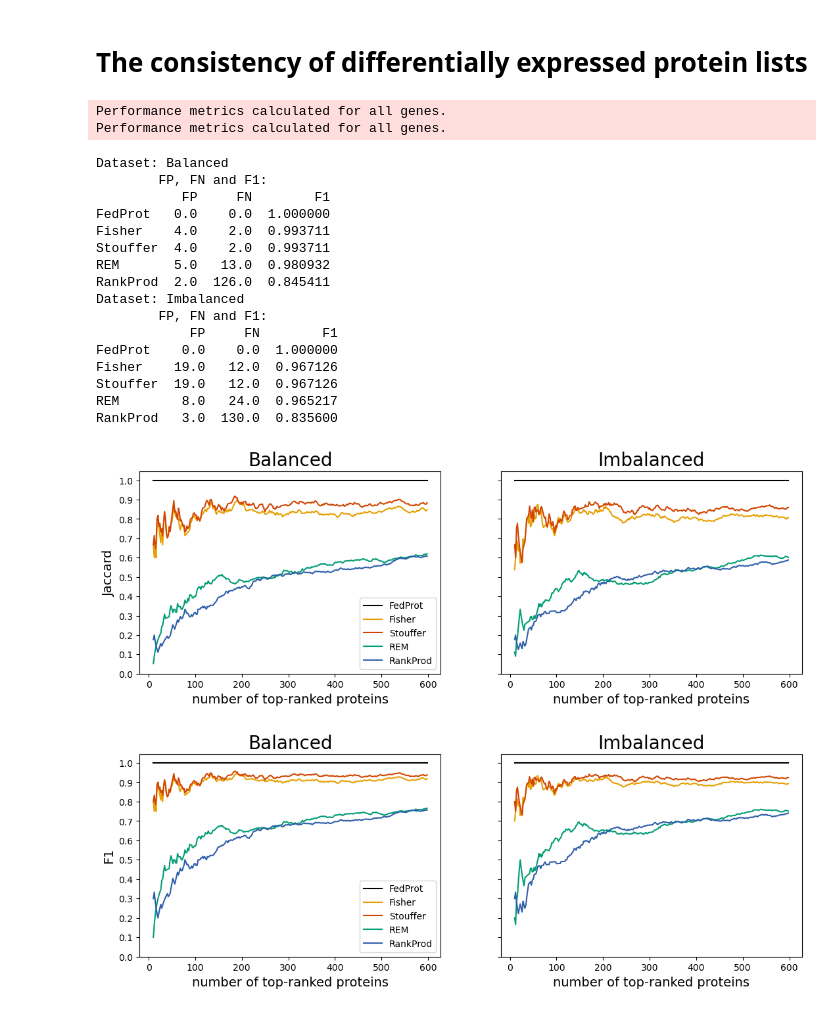
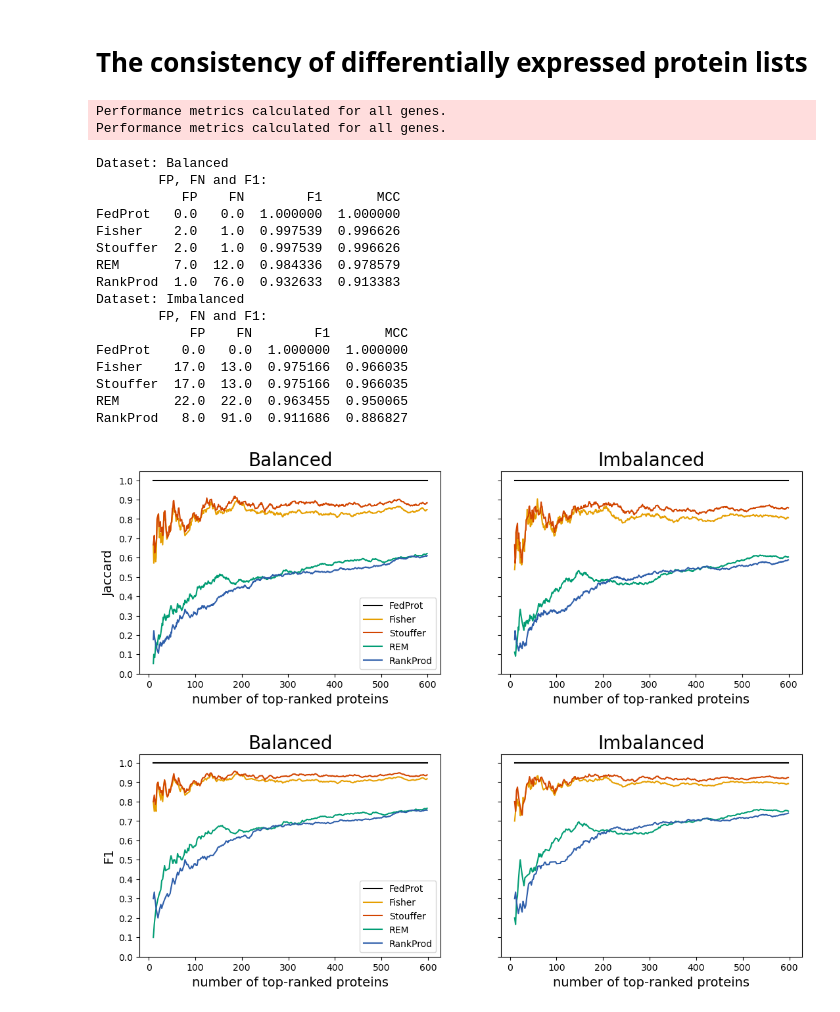
Before and after one commit to Freddsle/FedProt, a Jupyter notebook: evaluation/bacterial/04_evaluation.ipynb, the cells around one changed output. Saved outputs shown, nothing was run; the diff lists cells and outputs as text; code cells hidden in the pictures.

```diff
--- a/evaluation/bacterial/04_evaluation.ipynb
+++ b/evaluation/bacterial/04_evaluation.ipynb
@@ -282,8 +260,8 @@ Plotting corrs using logFC values.
 for dataset in dfs:
     pval_basic_stats = fp_eval.calc_stats(
         log_dfs[dataset],
-        lfc_thr=0.6, adj_pval_thr=0.01,
-        stats=["FP", "FN", "F1"],
+        lfc_thr=0.5, adj_pval_thr=0.05,
+        stats=["FP", "FN", "F1", "MCC"],
         methods=["FedProt", "Fisher", "Stouffer", "REM", "RankProd"],
         column_name="pv_",
         top_genes=-1
@@ -299,38 +277,38 @@ Performance metrics calculated for all genes.
 Performance metrics calculated for all genes.
 Dataset: Balanced
         FP, FN and F1:
-           FP     FN        F1
-FedProt   0.0    0.0  1.000000
-Fisher    4.0    2.0  0.993711
-Stouffer  4.0    2.0  0.993711
-REM       5.0   13.0  0.980932
-RankProd  2.0  126.0  0.845411
+           FP    FN        F1       MCC
+FedProt   0.0   0.0  1.000000  1.000000
+Fisher    2.0   1.0  0.997539  0.996626
+Stouffer  2.0   1.0  0.997539  0.996626
+REM       7.0  12.0  0.984336  0.978579
+RankProd  1.0  76.0  0.932633  0.913383
 Dataset: Imbalanced
         FP, FN and F1:
-            FP     FN        F1
-FedProt    0.0    0.0  1.000000
-Fisher    19.0   12.0  0.967126
-Stouffer  19.0   12.0  0.967126
-REM        8.0   24.0  0.965217
-RankProd   3.0  130.0  0.835600
+            FP    FN        F1       MCC
+FedProt    0.0   0.0  1.000000  1.000000
+Fisher    17.0  13.0  0.975166  0.966035
+Stouffer  17.0  13.0  0.975166  0.966035
+REM       22.0  22.0  0.963455  0.950065
+RankProd   8.0  91.0  0.911686  0.886827
 # %%
 min_n_genes = 10
-step = 2
+step = 1
 max_n_genes = 600
 
 data = fp_eval.plot_stats_for_topN(
     log_dfs,
     datasets = ["Balanced", "Imbalanced"],
-    methods=["FedProt", "Fisher","Stouffer","REM","RankProd"],
+    methods=["FedProt", "Fisher","Stouffer","REM", "RankProd"],
     metrics=["Jaccard"],
     min_n_genes=min_n_genes,
     max_n_genes=max_n_genes,
     step=step,
     color_dict=color_dict,
     sharey=True
     )
 # %% [output]
-[figure, old version]
+[figure, new version]
 # %%
 min_n_genes = 10
 step = 2
```
Also changed, not shown: parts of 3 cells of this notebook, 12 other files.
